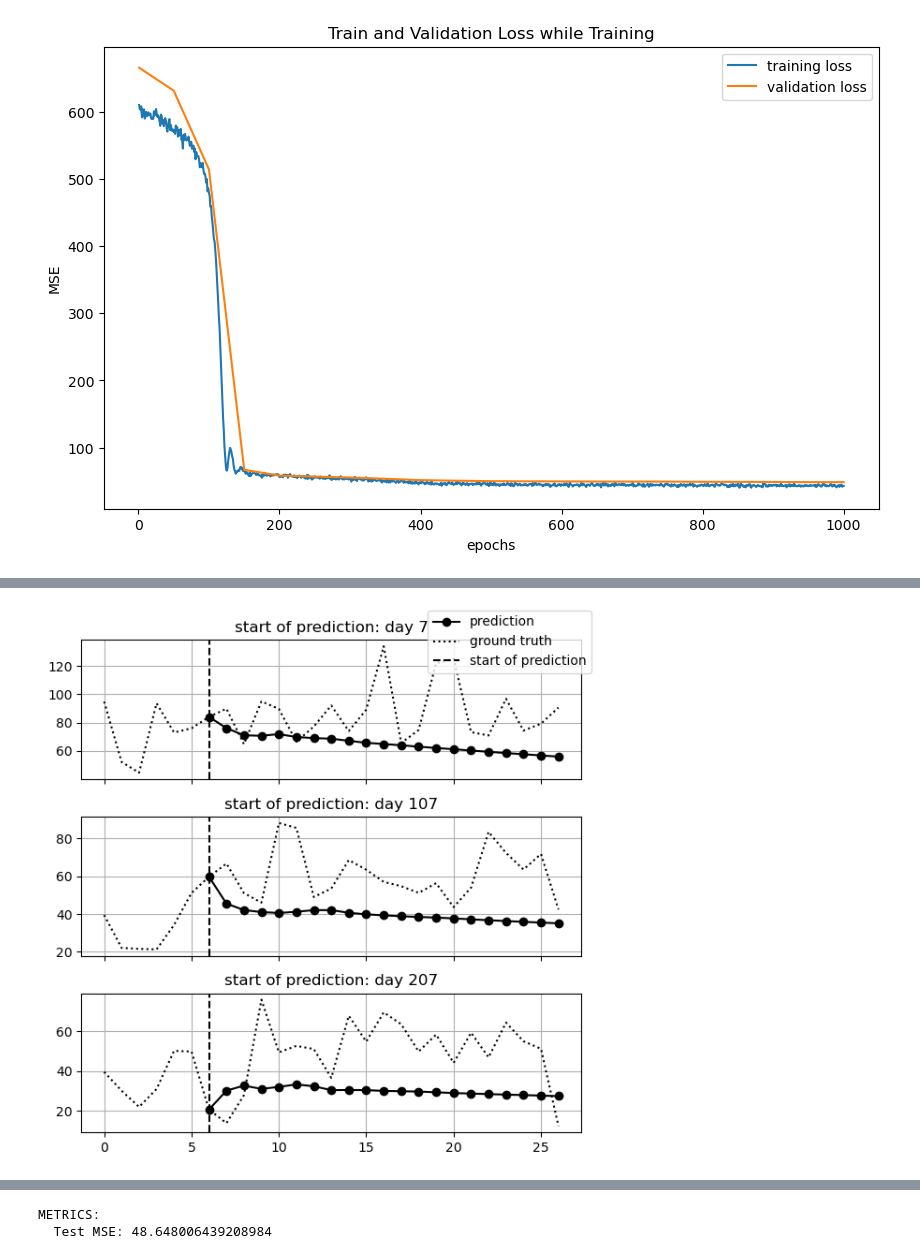
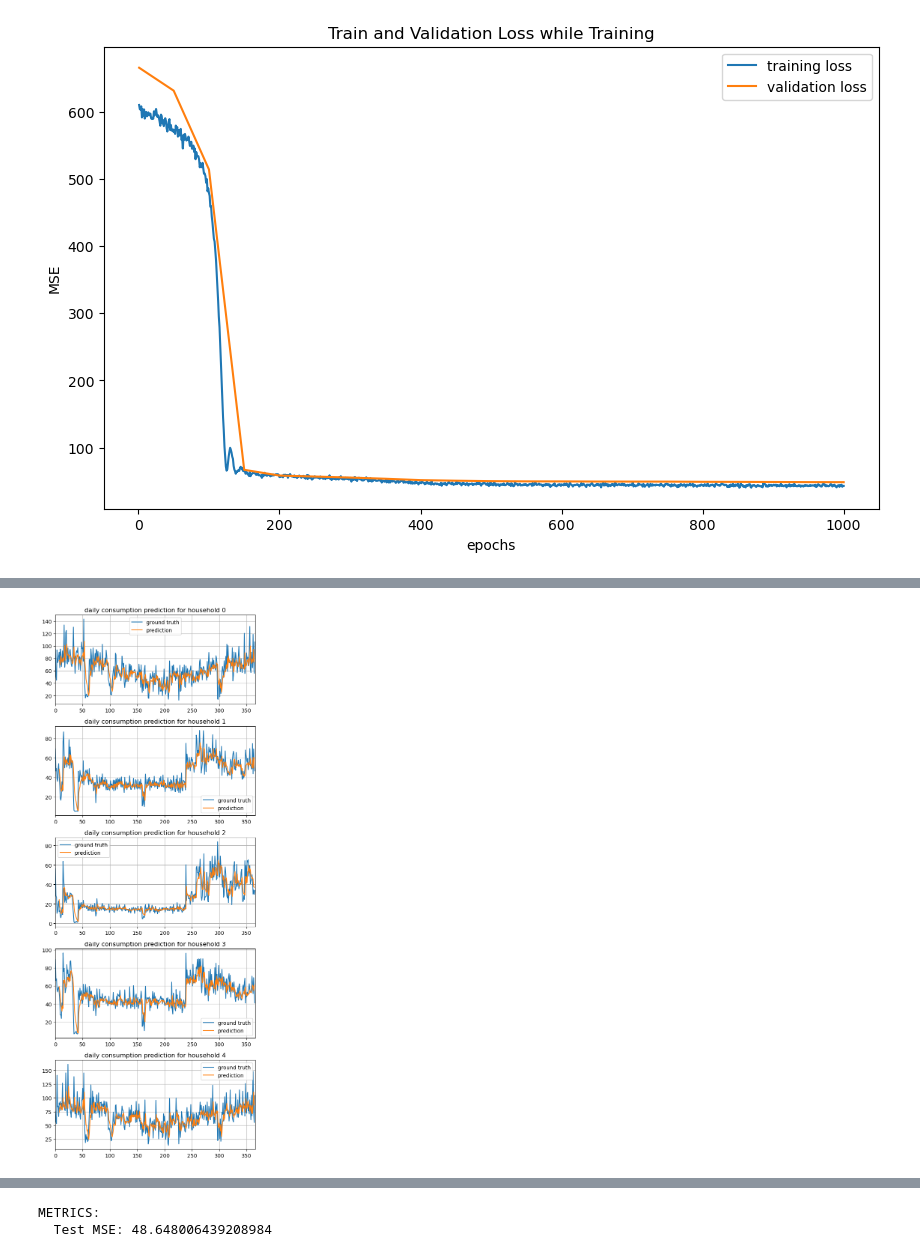
Before and after one commit to f-krause/uio-AIEI-project-2, a Jupyter notebook: task1_prediction_RNN.ipynb, the cells around one changed output, grey strips where cells are left out. Drawn from its saved outputs; the diff is of its cells as text; code cells hidden in the pictures.

```diff
--- a/task1_prediction_RNN.ipynb
+++ b/task1_prediction_RNN.ipynb
@@ -144,19 +96,4 @@ plt.tight_layout();
-# %%
-start_points = [0, 100, 200]
-fig, axs = plt.subplots(nrows=len(start_points), figsize=(6, 2 * len(start_points)), sharex=True)
-for start_idx, ax in zip(start_points, axs):
-  window = windows[start_idx]
-  completion = [w.item() for w in window]
-  with torch.no_grad():
-    for _ in range(20):
-      pred = fl.model(torch.tensor(completion[-7:])[None,:])
-      completion.append(pred.item())
-  ax.grid(True)
-  ax.plot(torch.arange(len(window) - 1, len(completion)), completion[len(window) - 1:], label="prediction", c="k", marker="o")
-  ax.plot(daily_cons[0, start_idx:start_idx+len(completion)], label="ground truth", ls=":", c="k")
-  ax.axvline(len(window) - 1, c="k", ls="--", label="start of prediction")
-  ax.set_title("start of prediction: day {}".format(time_ix[start_idx]))
-fig.legend(*ax.get_legend_handles_labels())
-fig.tight_layout();
-# %% [output]
-[figure, removed]
+# %%
+fl.plot_daily_consumption_prediction()
+# %% [output]
+[figure, added]
```
Also changed, not shown: parts of 4 cells of this notebook, 1 other file.
